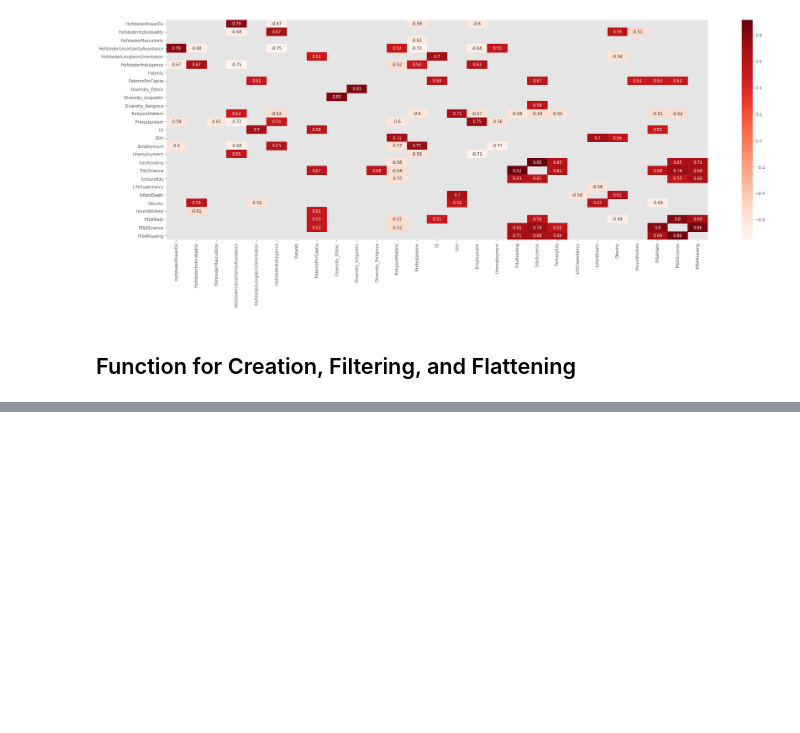
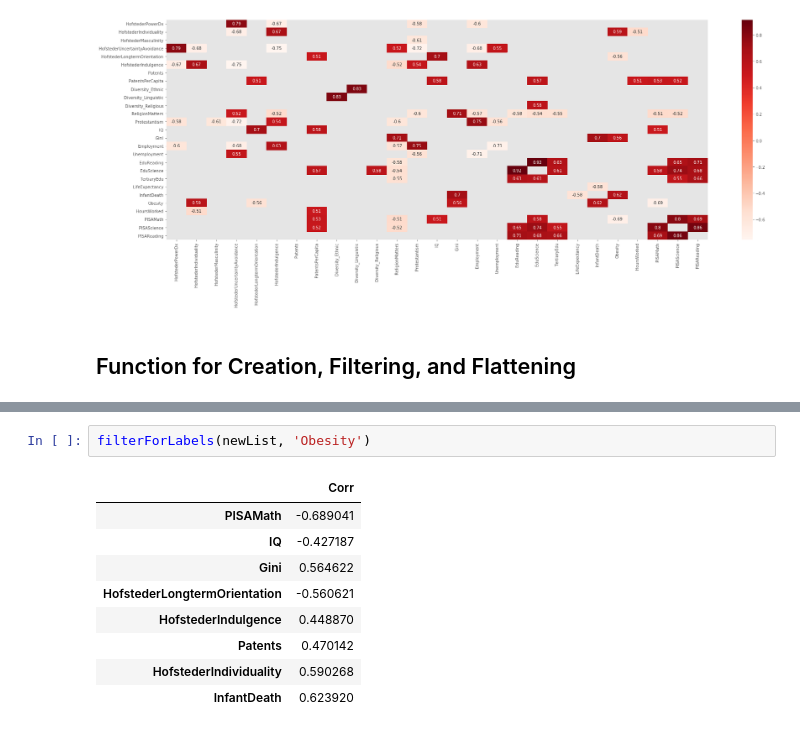
Before and after one commit to JamesIgoe/AzureNotebooks, a Jupyter notebook: COVIDAndHofstede.ipynb, the cells around one changed output, grey strips where cells are left out. Cells and saved outputs as stored; diff of their text form; blank space fills up the shorter version.

```diff
--- a/COVIDAndHofstede.ipynb
+++ b/COVIDAndHofstede.ipynb
@@ -116,0 +136,12 @@ protConcat
+# %%
+filterForLabels(newList, 'Obesity')
+# %% [output]
+|  | Corr |
+| PISAMath | -0.689041 |
+| IQ | -0.427187 |
+| Gini | 0.564622 |
+| HofstederLongtermOrientation | -0.560621 |
+| HofstederIndulgence | 0.448870 |
+| Patents | 0.470142 |
+| HofstederIndividuality | 0.590268 |
+| InfantDeath | 0.623920 |
```
Also changed, not shown: parts of 15 cells of this notebook.
